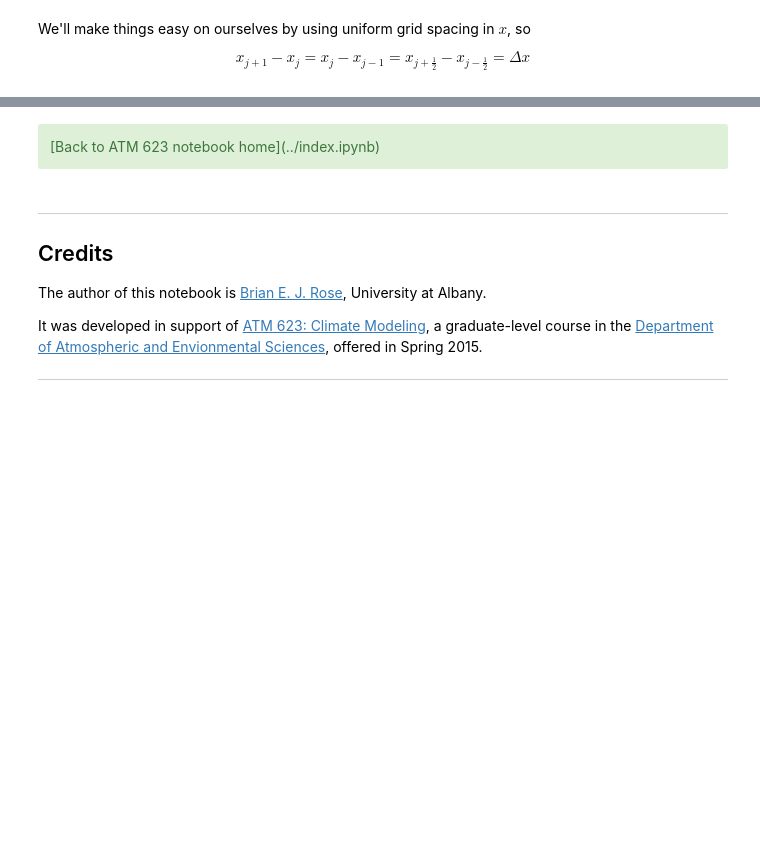
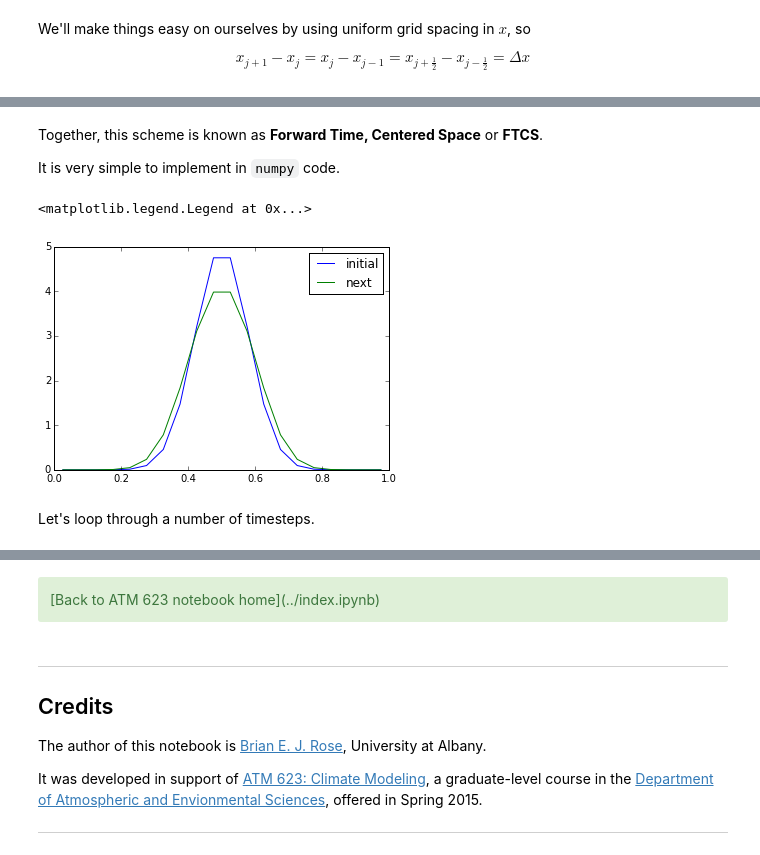
Before and after one commit to brian-rose/ClimateModeling_courseware, a Jupyter notebook: Lectures/Lecture16 -- Numerical methods for diffusion models.ipynb, the cells around one changed output, grey strips where cells are left out. Drawn from its saved outputs; the diff is of its cells as text; code cells hidden in the pictures; blank space fills up the shorter version.

```diff
--- a/Lectures/Lecture16 -- Numerical methods for diffusion models.ipynb
+++ b/Lectures/Lecture16 -- Numerical methods for diffusion models.ipynb
@@ -88,0 +298,24 @@ $$ \frac{\partial u}{\partial t} \bigg|_j  \approx D \frac{ u_{j+1} - 2 u_{j} +
+# %% [markdown]
+Together, this scheme is known as **Forward Time, Centered Space** or **FTCS**.
+
+It is very simple to implement in `numpy` code.
+# %%
+def step_forward(u, deltax, deltat, K=1):
+    dudt = diffusion(u, deltax, K)
+    return u + deltat * dudt
+# %%
+K = 0.01
+deltat = 0.125
+deltat1 = deltat
+
+u0 = gaussian(x, 0.5, 0.08)
+u1 = step_forward(u0, deltax, deltat1, K)
+fig, ax = plt.subplots(1)
+ax.plot(x, u0, label='initial')
+ax.plot(x, u1, label='next')
+ax.legend()
+# %% [output]
+<matplotlib.legend.Legend at 0x...>
+[figure, added]
+# %% [markdown]
+Let's loop through a number of timesteps.
```
Also changed, not shown: parts of 70 cells of this notebook.
